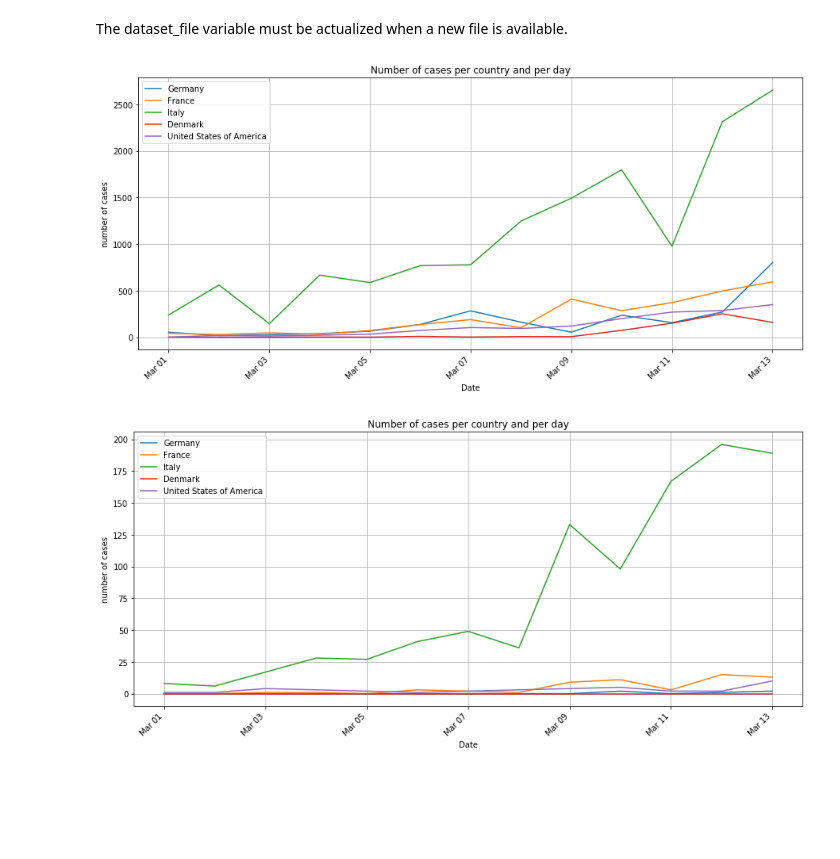
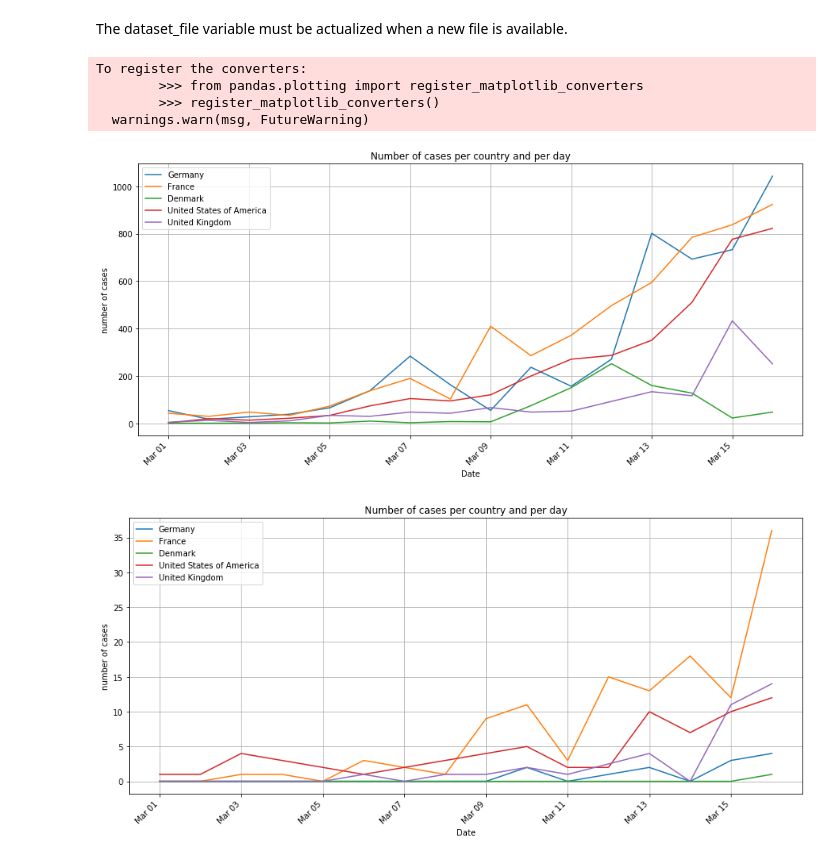
Before and after one commit to Hansastro/Covid-19, a Jupyter notebook: Covid-19.ipynb, the cells around one changed output. Cells and saved outputs as stored; diff of their text form; code cells hidden in the pictures; blank space fills up the shorter version.

```diff
--- a/Covid-19.ipynb
+++ b/Covid-19.ipynb
@@ -8,35 +8,40 @@ import matplotlib.dates as mdates
 The dataset_file variable must be actualized when a new file is available.
 # %%
 url = 'https://www.ecdc.europa.eu/sites/default/files/documents/'
-dataset_file = r'COVID-19-geographic-disbtribution-worldwide-2020-03-13.xls'
+dataset_file = r'COVID-19-geographic-disbtribution-worldwide-2020-03-16.xls'
 
 df = pd.read_excel(url + dataset_file)
 # %%
 countryList = ['Germany',
                'France',
-               'Italy',
+               #'Italy',
                'Denmark',
-               'United States of America'
+               'United States of America',
+               'United Kingdom'
               ]
 #countryList = ['China']
 
 startDate = '03/01/2020'
 
 fig, ax = plt.subplots(figsize=(15,7))
 
 for c in countryList:
     ax.plot(df.loc[(df['CountryExp'] == c) & (df['DateRep'] >= startDate), ['DateRep']], \
              df.loc[(df['CountryExp'] == c) & (df['DateRep'] >= startDate), ['NewConfCases']])
 ax.set_title('Number of cases per country and per day')
 ax.set_xlabel('Date')
 ax.set_ylabel('number of cases')
 ax.grid(True)
 ax.xaxis.set_major_formatter(mdates.DateFormatter('%b %d'))
 ax.legend(countryList)
 fig.autofmt_xdate(rotation=45)
 fig.show()
 # %% [output]
+To register the converters:
+        >>> from pandas.plotting import register_matplotlib_converters
+        >>> register_matplotlib_converters()
+  warnings.warn(msg, FutureWarning)
-[figure, old version]
+[figure, new version]
 # %%
 fig, ax = plt.subplots(figsize=(15,7))
 
@@ -52,4 +57,4 @@ ax.legend(countryList)
 fig.autofmt_xdate(rotation=45)
 fig.show()
 # %% [output]
-[figure, old version]
+[figure, new version]
```
